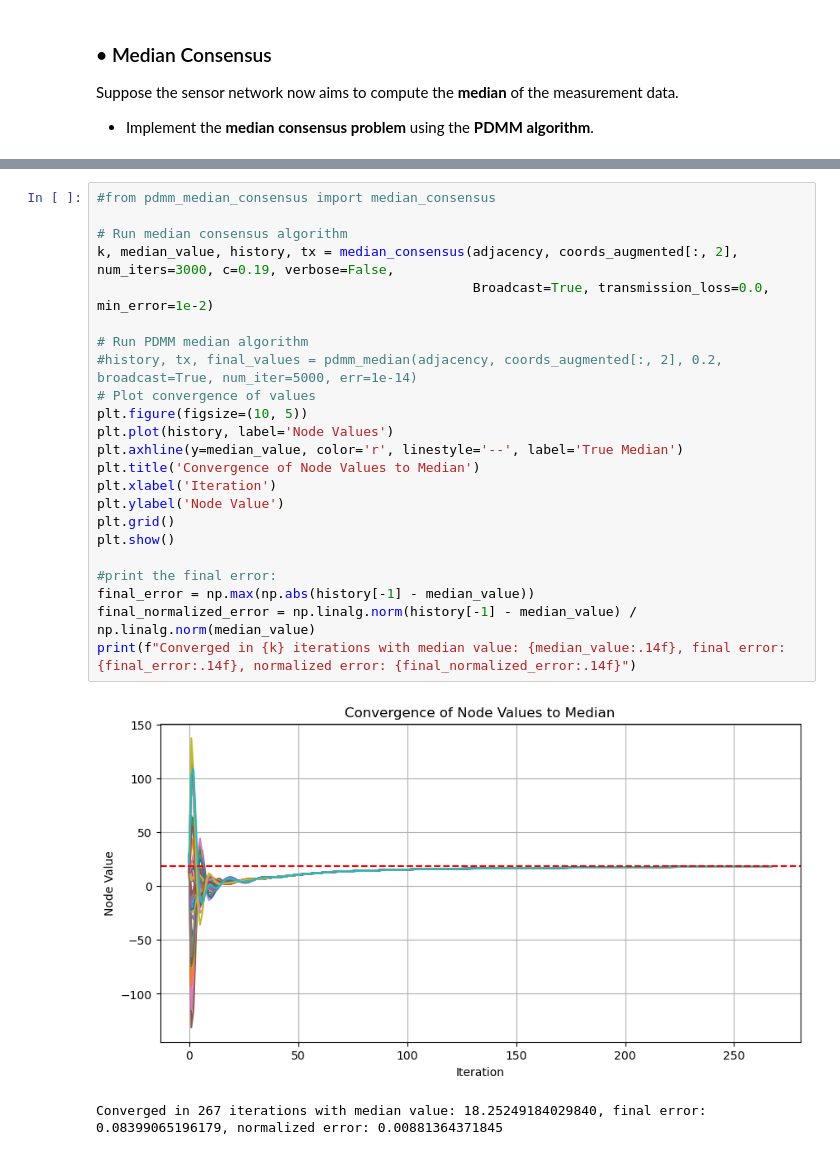
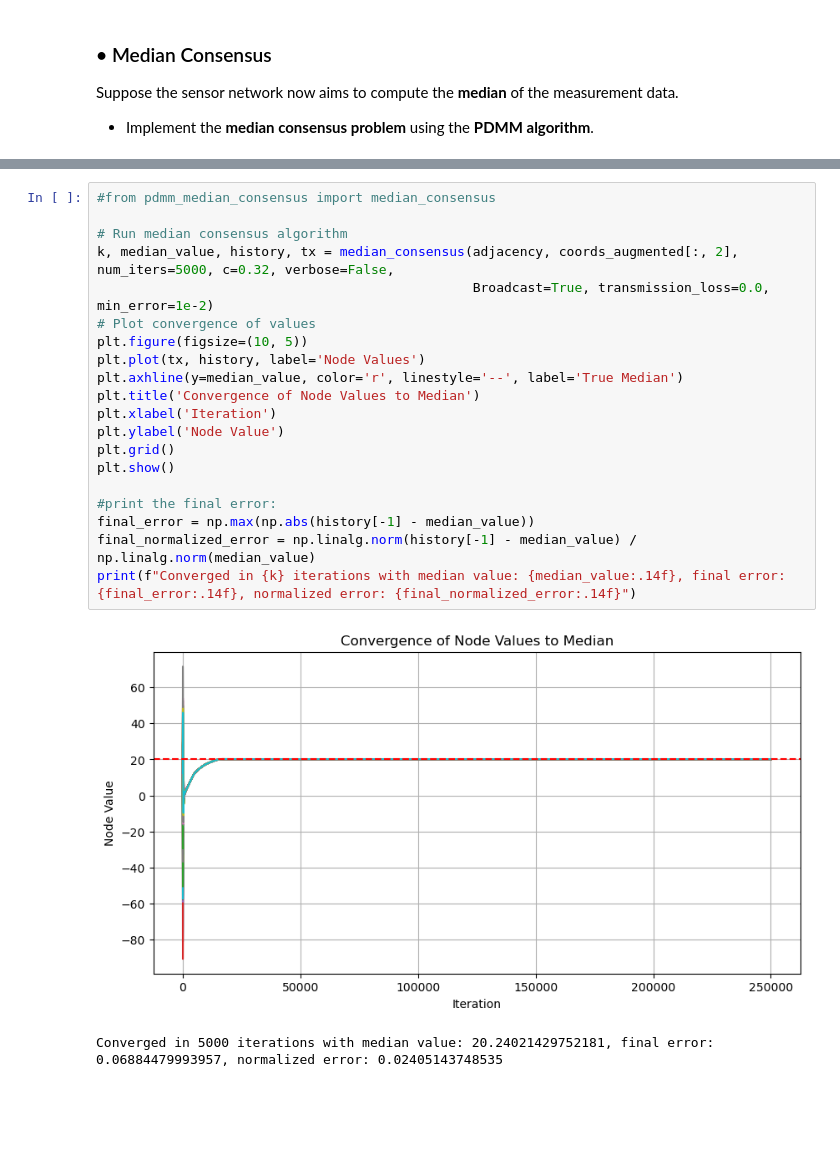
Before and after one commit to JoostJ9/EE4540-Jaspers-Hayaty, a Jupyter notebook: ee4540-assignment3.ipynb, the cells around one changed output, grey strips where cells are left out. Cells and saved outputs as stored; diff of their text form; blank space fills up the shorter version.

Commit message:
Only plots needed and median convergence must be checked

```diff
--- a/ee4540-assignment3.ipynb
+++ b/ee4540-assignment3.ipynb
@@ -171,29 +70,26 @@ def median_consensus(adjacency, values, num_iters=100, c=1.0, verbose=False, Bro
 # %%
 #from pdmm_median_consensus import median_consensus
 
 # Run median consensus algorithm
-k, median_value, history, tx = median_consensus(adjacency, coords_augmented[:, 2], num_iters=3000, c=0.19, verbose=False,
+k, median_value, history, tx = median_consensus(adjacency, coords_augmented[:, 2], num_iters=5000, c=0.32, verbose=False,
                                                 Broadcast=True, transmission_loss=0.0, min_error=1e-2)
-
-# Run PDMM median algorithm
-#history, tx, final_values = pdmm_median(adjacency, coords_augmented[:, 2], 0.2, broadcast=True, num_iter=5000, err=1e-14)
 # Plot convergence of values
 plt.figure(figsize=(10, 5))
-plt.plot(history, label='Node Values')
+plt.plot(tx, history, label='Node Values')
 plt.axhline(y=median_value, color='r', linestyle='--', label='True Median')
 plt.title('Convergence of Node Values to Median')
 plt.xlabel('Iteration')
 plt.ylabel('Node Value')
 plt.grid()
 plt.show()
 
 #print the final error:
 final_error = np.max(np.abs(history[-1] - median_value))
 final_normalized_error = np.linalg.norm(history[-1] - median_value) / np.linalg.norm(median_value)
 print(f"Converged in {k} iterations with median value: {median_value:.14f}, final error: {final_error:.14f}, normalized error: {final_normalized_error:.14f}")
 # %% [output]
-[figure, old version]
+[figure, new version]
-Converged in 267 iterations with median value: 18.25249184029840, final error: 0.08399065196179, normalized error: 0.00881364371845
+Converged in 5000 iterations with median value: 20.24021429752181, final error: 0.06884479993957, normalized error: 0.02405143748535
 # %%
 # optimize c value for the median consensus algorithm
 c = np.linspace(0.01, 1, 20)
```
Also changed, not shown: parts of 9 cells of this notebook, 10 other files.
